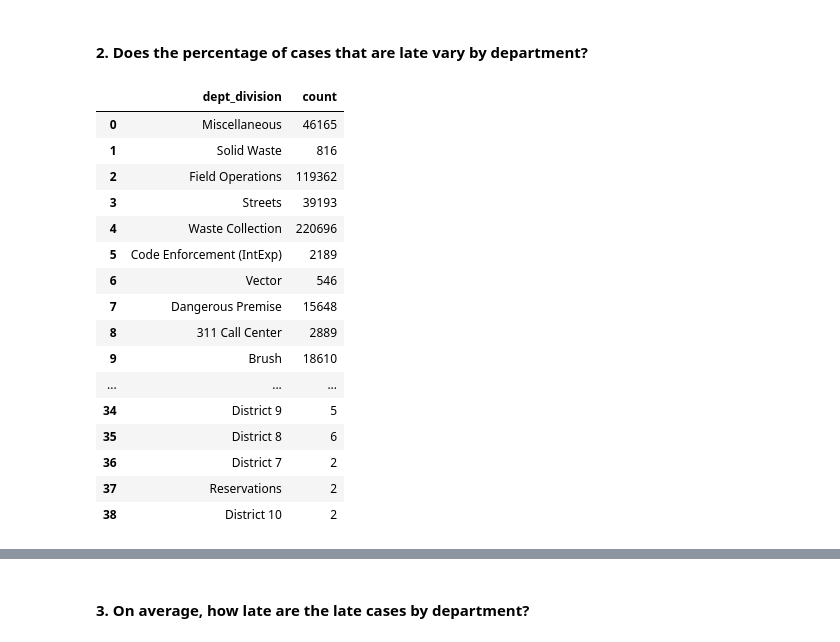
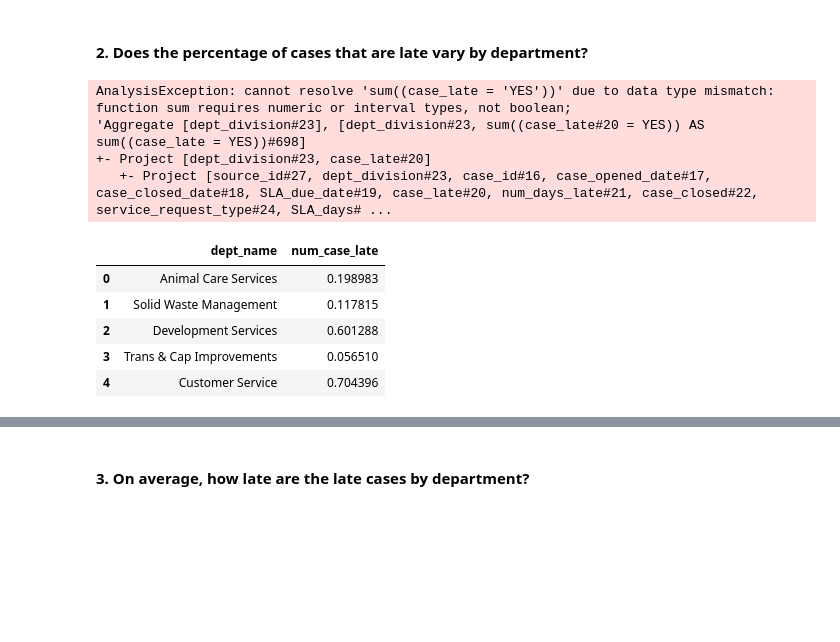
Before and after one commit to jeffakins/spark, a Jupyter notebook: explore.ipynb, the cells around one changed output, grey strips where cells are left out. Cells and saved outputs as stored; diff of their text form; code cells hidden in the pictures; blank space fills up the shorter version.

```diff
--- a/explore.ipynb
+++ b/explore.ipynb
@@ -68,24 +65,11 @@ plt.show()
 (
     df.select(df.dept_division, df.case_late)
     .groupby(df.dept_division)
-    .count()
-    .toPandas()
+    .agg(F.sum(df.case_late=='YES'))
+    .show(5)
 )
 # %% [output]
-|  | dept_division | count |
-| 0 | Miscellaneous | 46165 |
-| 1 | Solid Waste | 816 |
-| 2 | Field Operations | 119362 |
-| 3 | Streets | 39193 |
-| 4 | Waste Collection | 220696 |
-| 5 | Code Enforcement (IntExp) | 2189 |
-| 6 | Vector | 546 |
-| 7 | Dangerous Premise | 15648 |
-| 8 | 311 Call Center | 2889 |
-| 9 | Brush | 18610 |
-| ... | ... | ... |
-| 34 | District 9 | 5 |
-| 35 | District 8 | 6 |
-| 36 | District 7 | 2 |
-| 37 | Reservations | 2 |
-| 38 | District 10 | 2 |
+AnalysisException: cannot resolve 'sum((case_late = 'YES'))' due to data type mismatch: function sum requires numeric or interval types, not boolean;
+'Aggregate [dept_division#23], [dept_division#23, sum((case_late#20 = YES)) AS sum((case_late = YES))#698]
++- Project [dept_division#23, case_late#20]
+   +- Project [source_id#27, dept_division#23, case_id#16, case_opened_date#17, case_closed_date#18, SLA_due_date#19, case_late#20, num_days_late#21, case_closed#22, service_request_type#24, SLA_days# ...
@@ -91,0 +88,9 @@ plt.show()
+# %%
+percent_late.head()
+# %% [output]
+|  | dept_name | num_case_late |
+| 0 | Animal Care Services | 0.198983 |
+| 1 | Solid Waste Management | 0.117815 |
+| 2 | Development Services | 0.601288 |
+| 3 | Trans & Cap Improvements | 0.056510 |
+| 4 | Customer Service | 0.704396 |
```
Also changed, not shown: parts of 9 cells of this notebook, 1 other file.
